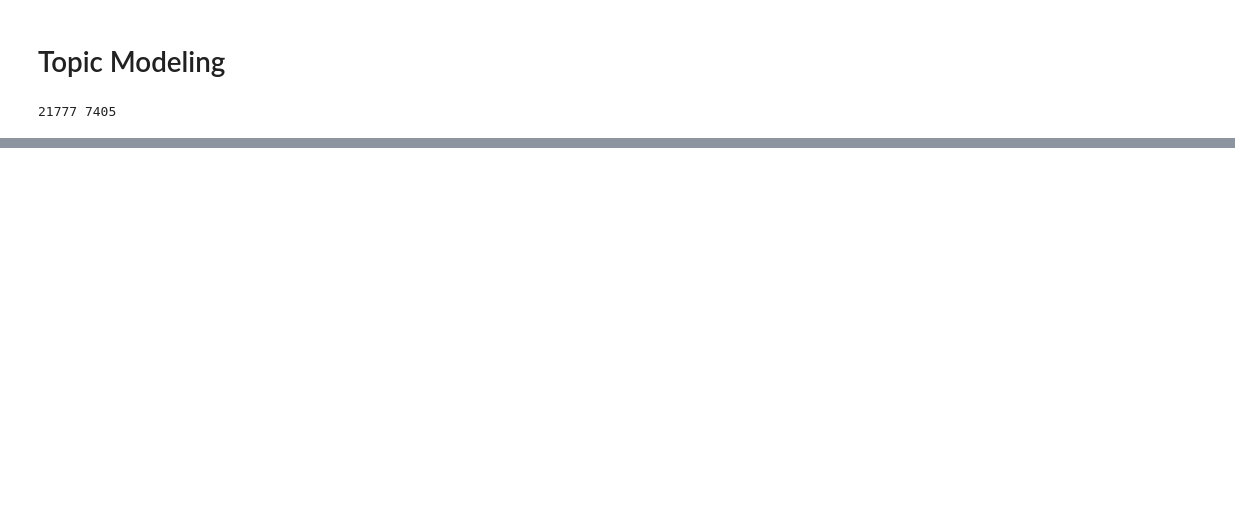
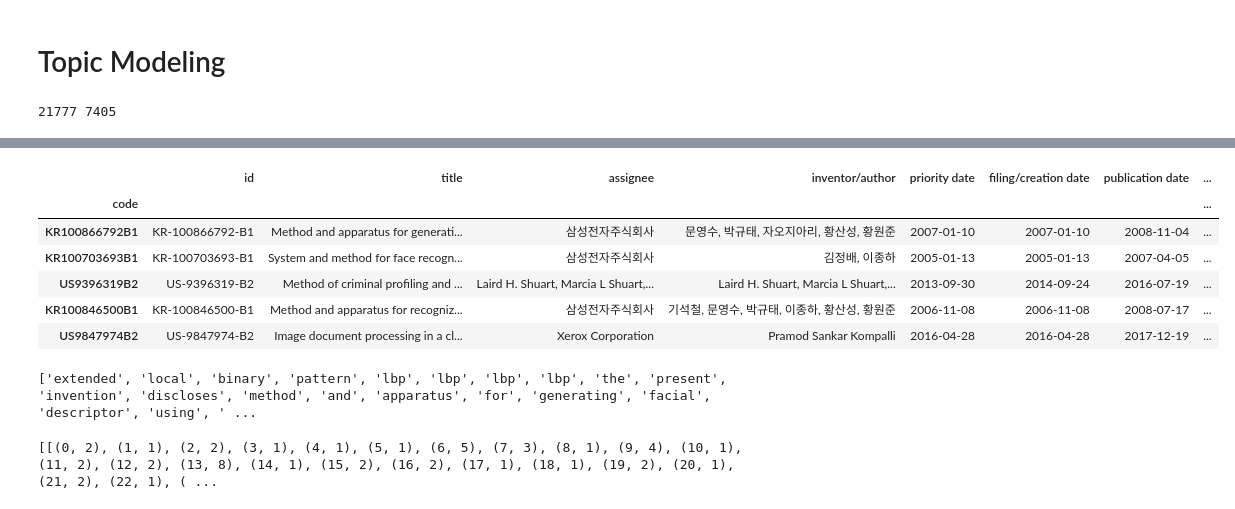
Before and after one commit to carloalbe/SCI-project, a Jupyter notebook: code/Topic Modeling.ipynb, the cells around one changed output, grey strips where cells are left out. Drawn from its saved outputs; the diff is of its cells as text; code cells hidden in the pictures; blank space fills up the shorter version.

```diff
--- a/code/Topic Modeling.ipynb
+++ b/code/Topic Modeling.ipynb
@@ -275,0 +212,6 @@ arts.to_csv('../papers/q2_topics.csv')
+# %%
+# Load the regular expression library
+import re# Remove punctuation
+ids['abstract_processed'] = ids['abstract'].map(lambda x: re.sub('[,\.!?]', '', x))# Convert the titles to lowercase
+ids['abstract_processed'] = ids['abstract_processed'].map(lambda x: x.lower())# Print out the first rows of papers
+ids['abstract'].head()
@@ -275,0 +226,21 @@ arts.to_csv('../papers/q2_topics.csv')
+# %%
+ids.head()
+# %% [output]
+|  | id | title | assignee | inventor/author | priority date | filing/creation date | publication date | ... |
+| code |  |  |  |  |  |  |  | ... |
+| KR100866792B1 | KR-100866792-B1 | Method and apparatus for generati... | 삼성전자주식회사 | 문영수, 박규태, 자오지아리, 황산성, 황원준 | 2007-01-10 | 2007-01-10 | 2008-11-04 | ... |
+| KR100703693B1 | KR-100703693-B1 | System and method for face recogn... | 삼성전자주식회사 | 김정배, 이종하 | 2005-01-13 | 2005-01-13 | 2007-04-05 | ... |
+| US9396319B2 | US-9396319-B2 | Method of criminal profiling and ... | Laird H. Shuart, Marcia L Shuart,... | Laird H. Shuart, Marcia L Shuart,... | 2013-09-30 | 2014-09-24 | 2016-07-19 | ... |
+| KR100846500B1 | KR-100846500-B1 | Method and apparatus for recogniz... | 삼성전자주식회사 | 기석철, 문영수, 박규태, 이종하, 황산성, 황원준 | 2006-11-08 | 2006-11-08 | 2008-07-17 | ... |
+| US9847974B2 | US-9847974-B2 | Image document processing in a cl... | Xerox Corporation | Pramod Sankar Kompalli | 2016-04-28 | 2016-04-28 | 2017-12-19 | ... |
+# %%
+import gensim
+from gensim.utils import simple_preprocess
+def sent_to_words(sentences):
+    for sentence in sentences:
+        yield(gensim.utils.simple_preprocess(str(sentence), deacc=True))  # deacc=True removes punctuations
+data = ids.abstract_processed.values.tolist()
+data_words = list(sent_to_words(data))
+print(data_words[:1][0][:30])
+# %% [output]
+['extended', 'local', 'binary', 'pattern', 'lbp', 'lbp', 'lbp', 'lbp', 'the', 'present', 'invention', 'discloses', 'method', 'and', 'apparatus', 'for', 'generating', 'facial', 'descriptor', 'using', ' ...
@@ -275,0 +279,8 @@ arts.to_csv('../papers/q2_topics.csv')
+# %%
+import gensim.corpora as corpora# Create Dictionary
+id2word = corpora.Dictionary(data_lemmatized)# Create Corpus
+texts = data_lemmatized# Term Document Frequency
+corpus = [id2word.doc2bow(text) for text in texts]# View
+print(corpus[:1])
+# %% [output]
+[[(0, 2), (1, 1), (2, 2), (3, 1), (4, 1), (5, 1), (6, 5), (7, 3), (8, 1), (9, 4), (10, 1), (11, 2), (12, 2), (13, 8), (14, 1), (15, 2), (16, 2), (17, 1), (18, 1), (19, 2), (20, 1), (21, 2), (22, 1), ( ...
```
Also changed, not shown: parts of 38 cells of this notebook.
